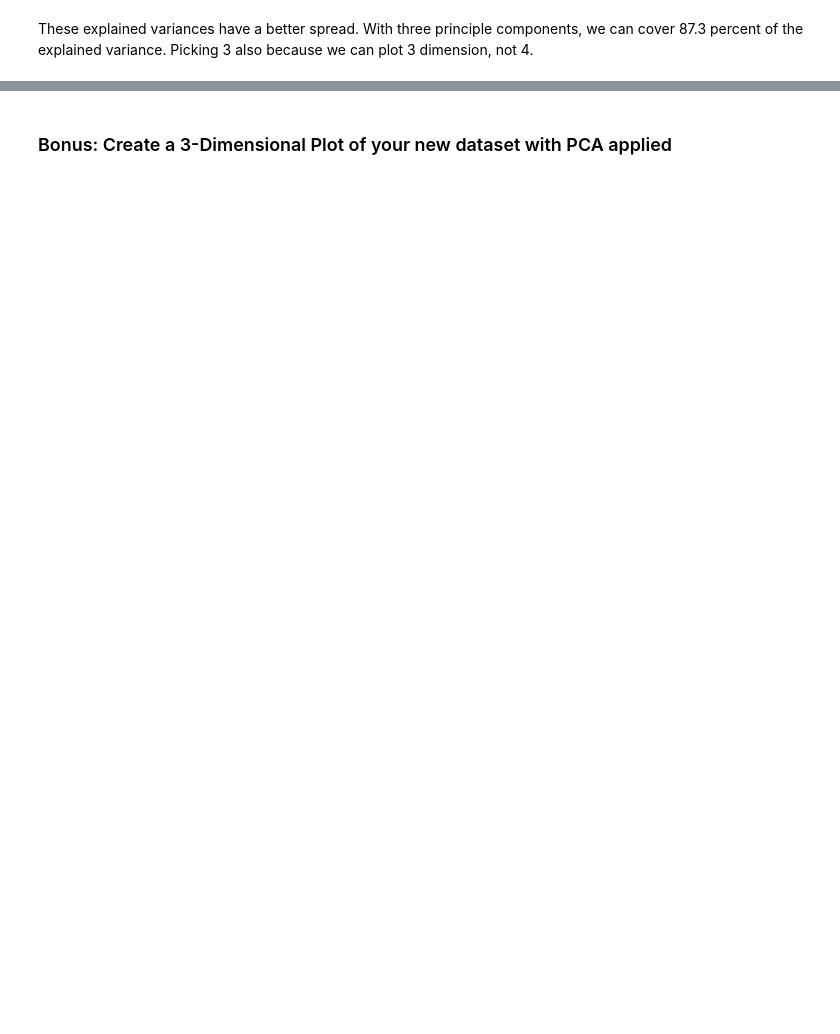
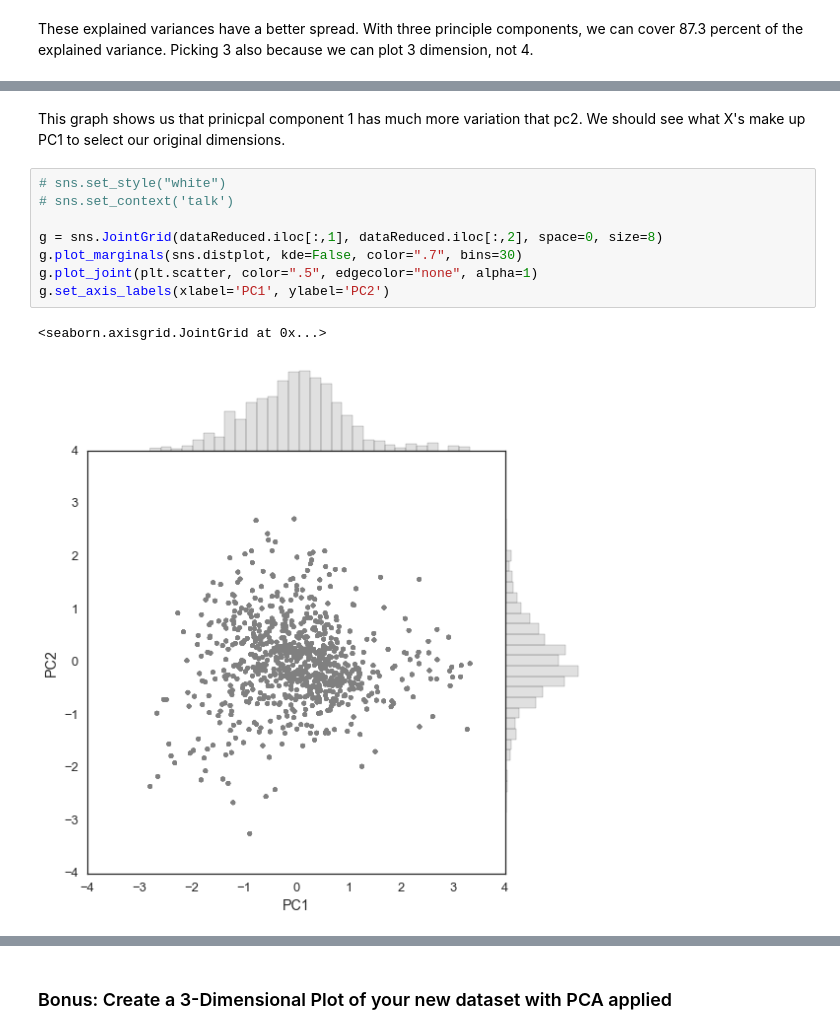
Before and after one commit to tamisalex/DSI, a Jupyter notebook: curriculum/02-projects/01-projects-weekly/project-07/starter-code/project7-starter.ipynb, the cells around one changed output, grey strips where cells are left out. Cells and saved outputs as stored; diff of their text form; blank space fills up the shorter version.

```diff
--- a/curriculum/02-projects/01-projects-weekly/project-07/starter-code/project7-starter.ipynb
+++ b/curriculum/02-projects/01-projects-weekly/project-07/starter-code/project7-starter.ipynb
@@ -576,0 +472,13 @@ g.set_axis_labels(xlabel='PC1', ylabel='PC2')
+# %% [markdown]
+This graph shows us that prinicpal component 1 has much more variation  that pc2. We should see what X's make up PC1 to select our original dimensions.
+# %%
+# sns.set_style("white")
+# sns.set_context('talk')
+
+g = sns.JointGrid(dataReduced.iloc[:,1], dataReduced.iloc[:,2], space=0, size=8)
+g.plot_marginals(sns.distplot, kde=False, color=".7", bins=30)
+g.plot_joint(plt.scatter, color=".5", edgecolor="none", alpha=1)
+g.set_axis_labels(xlabel='PC1', ylabel='PC2')
+# %% [output]
+<seaborn.axisgrid.JointGrid at 0x...>
+[figure, added]
```
Also changed, not shown: parts of 41 cells of this notebook, 2 other files.
